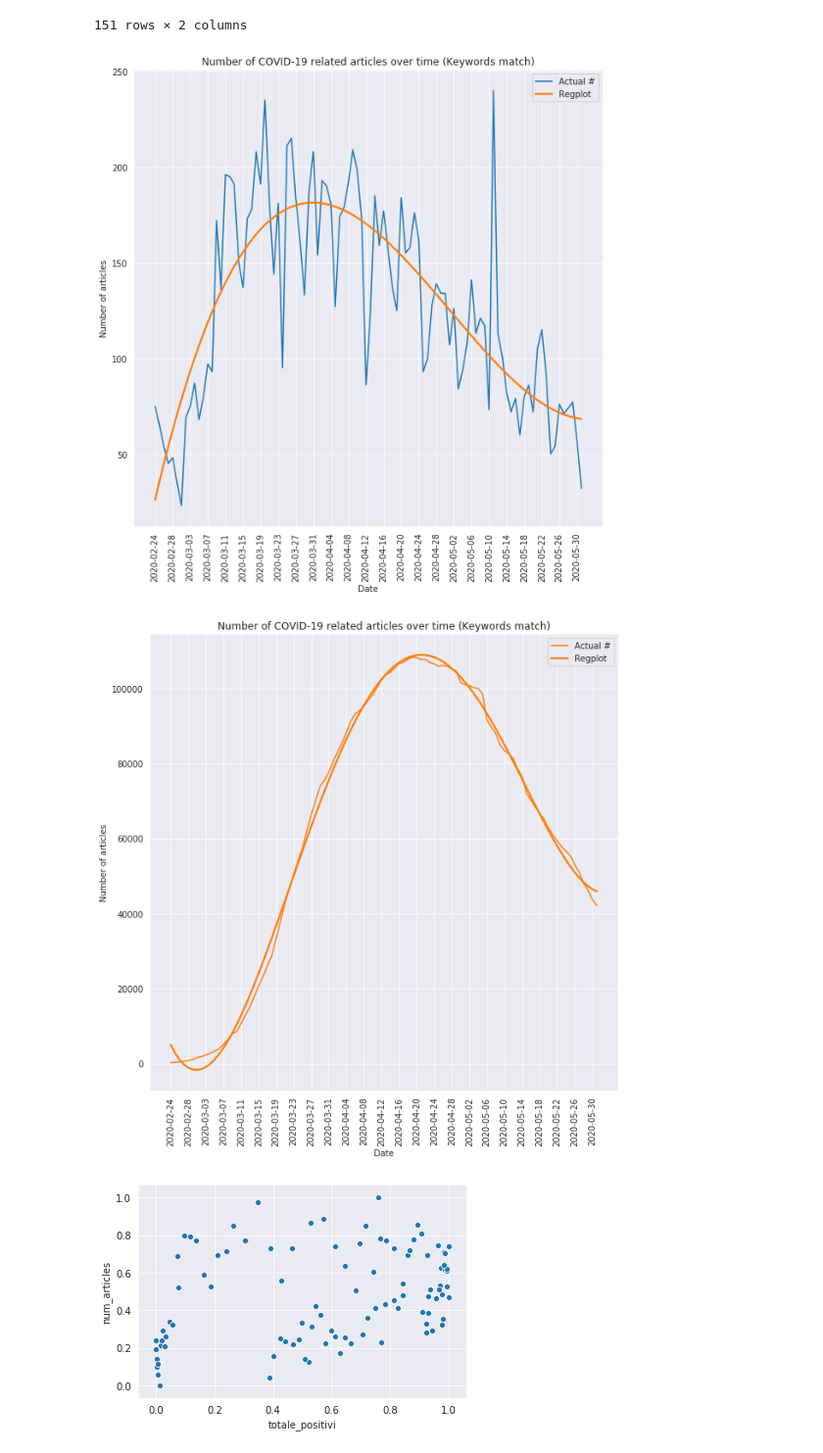
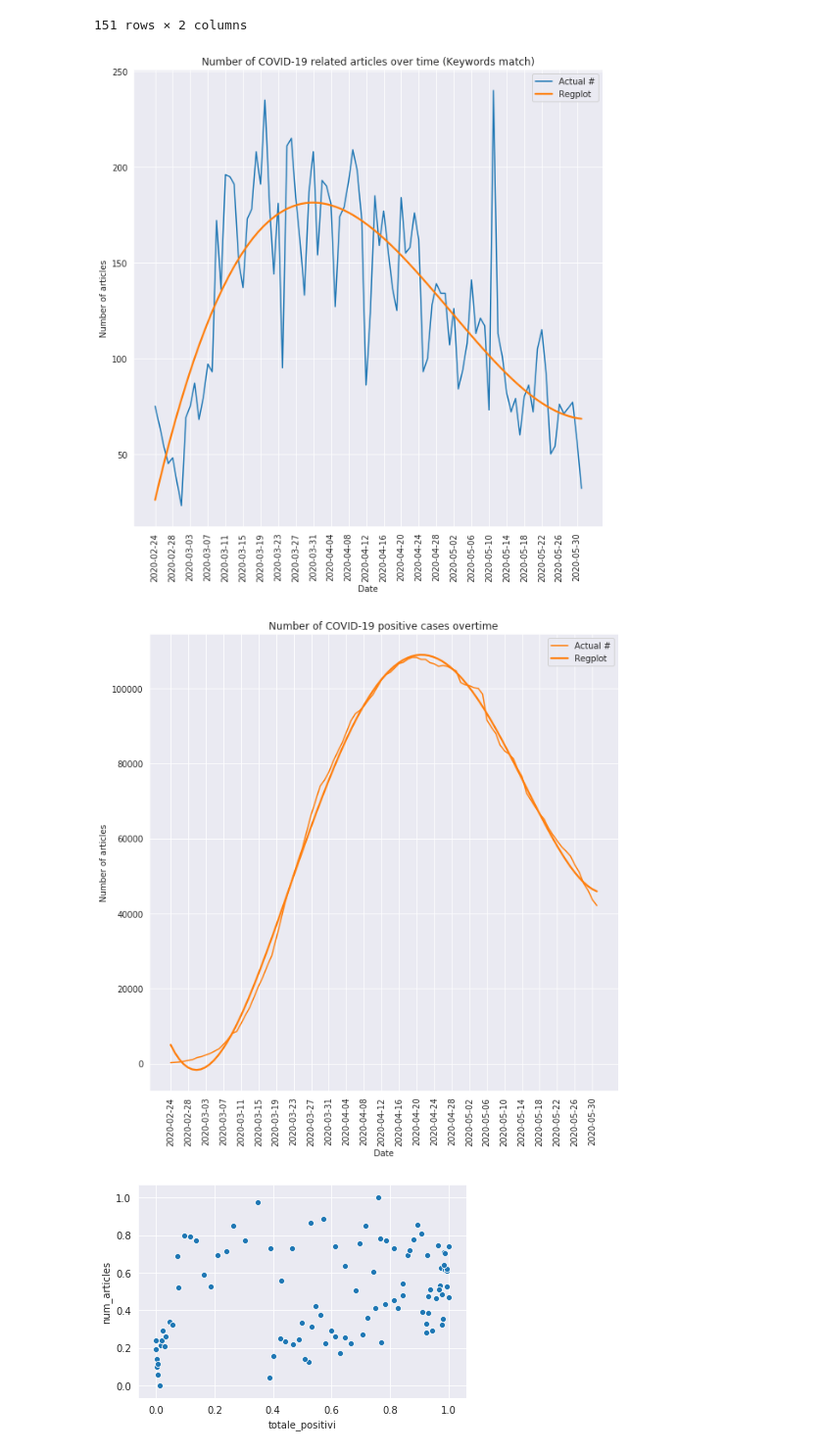
Before and after one commit to Gruntrexpewrus/StatLearnTeam, a Jupyter notebook: articles_analysis/Covid_Articles_Statistics.ipynb, the cells around one changed output. Shown at 98% size. Cells and saved outputs as stored; diff of their text form; code cells hidden in the pictures.

Commit message:
Updated plots

```diff
--- a/articles_analysis/Covid_Articles_Statistics.ipynb
+++ b/articles_analysis/Covid_Articles_Statistics.ipynb
@@ -85,35 +85,36 @@ sns.regplot(range(len(dates)), count_articles_dataset.values, ax = ax, order = 3
 ax.set_xticks(dates[::4])
 ax.set_xticklabels(dates[::4], rotation=90)
 ax.legend(['Actual #', 'Regplot'])
 plt.xlabel('Date')
 plt.ylabel('Number of articles')
 plt.title('Number of COVID-19 related articles over time (Keywords match)')
 plt.savefig('plots/only_keywords_national.png')
 plt.show(ax)
 
 #----------------------------------------------------------------------------------------------------------------------------------
 
 fig, ax = plt.subplots(figsize=(10, 10))
 
 #sns.lineplot(dates, count_articles_dataset.values, ax = ax);
 #sns.regplot(range(len(dates)), count_articles_dataset.values, ax = ax, order = 3, scatter = False, ci = None);
 
 
 sns.lineplot(dates, total_positive, ax = ax, color = 'C1');
 sns.regplot(range(len(dates)), total_positive, ax = ax, order = 4, scatter = False, ci = None, color = 'C1');
 
 
 ax.set_xticks(dates[::4])
 ax.set_xticklabels(dates[::4], rotation=90)
 ax.legend(['Actual #', 'Regplot'])
 plt.xlabel('Date')
 plt.ylabel('Number of articles')
-plt.title('Number of COVID-19 related articles over time (Keywords match)')
+plt.title('Number of COVID-19 positive cases overtime')
+
 plt.savefig('plots/only_total_positive_national.png')
 plt.show(ax)
 # %% [output]
 [figure]
-[figure, old version]
+[figure, new version]
 # %%
 from sklearn.preprocessing import MinMaxScaler as Scaler
 
```
